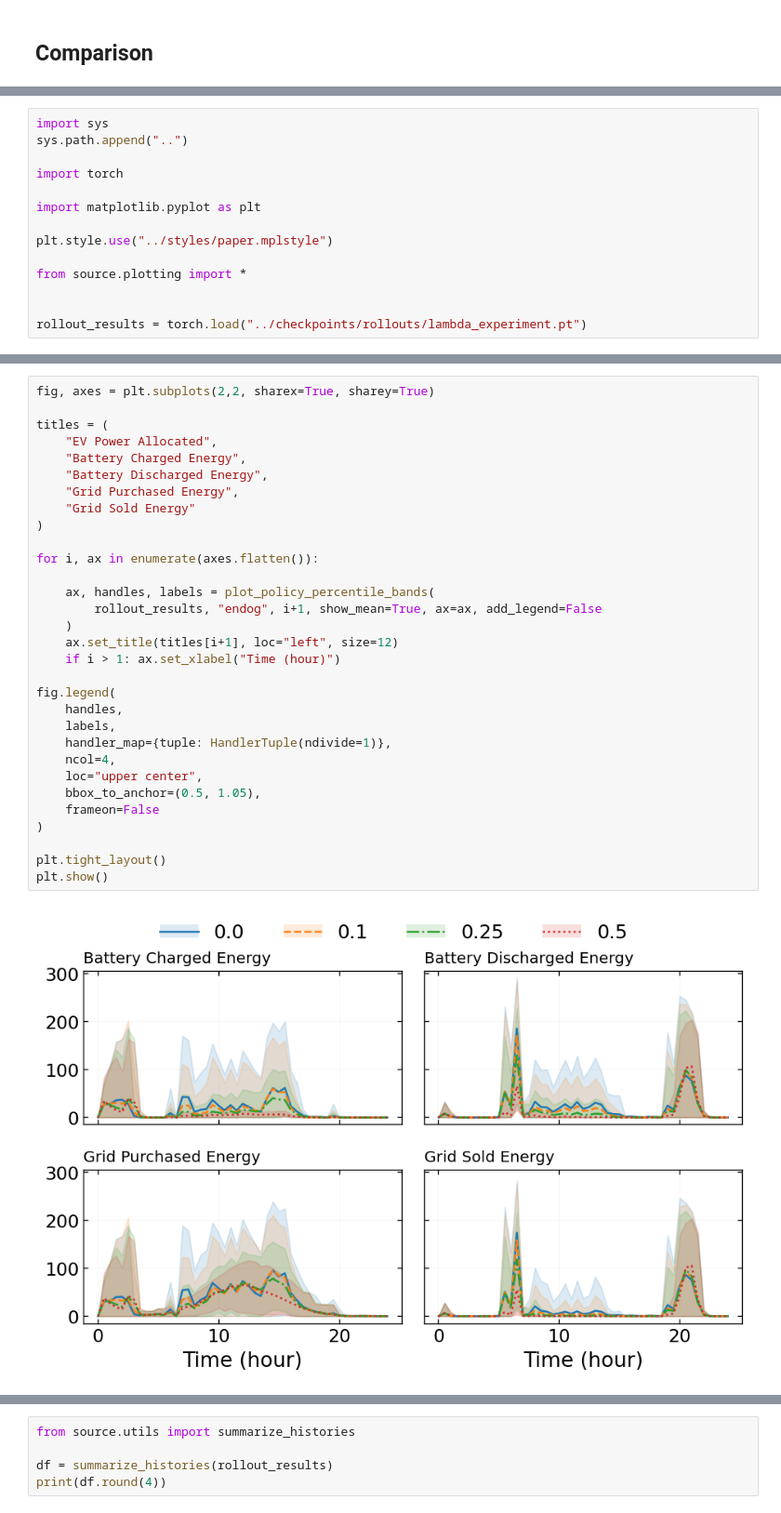
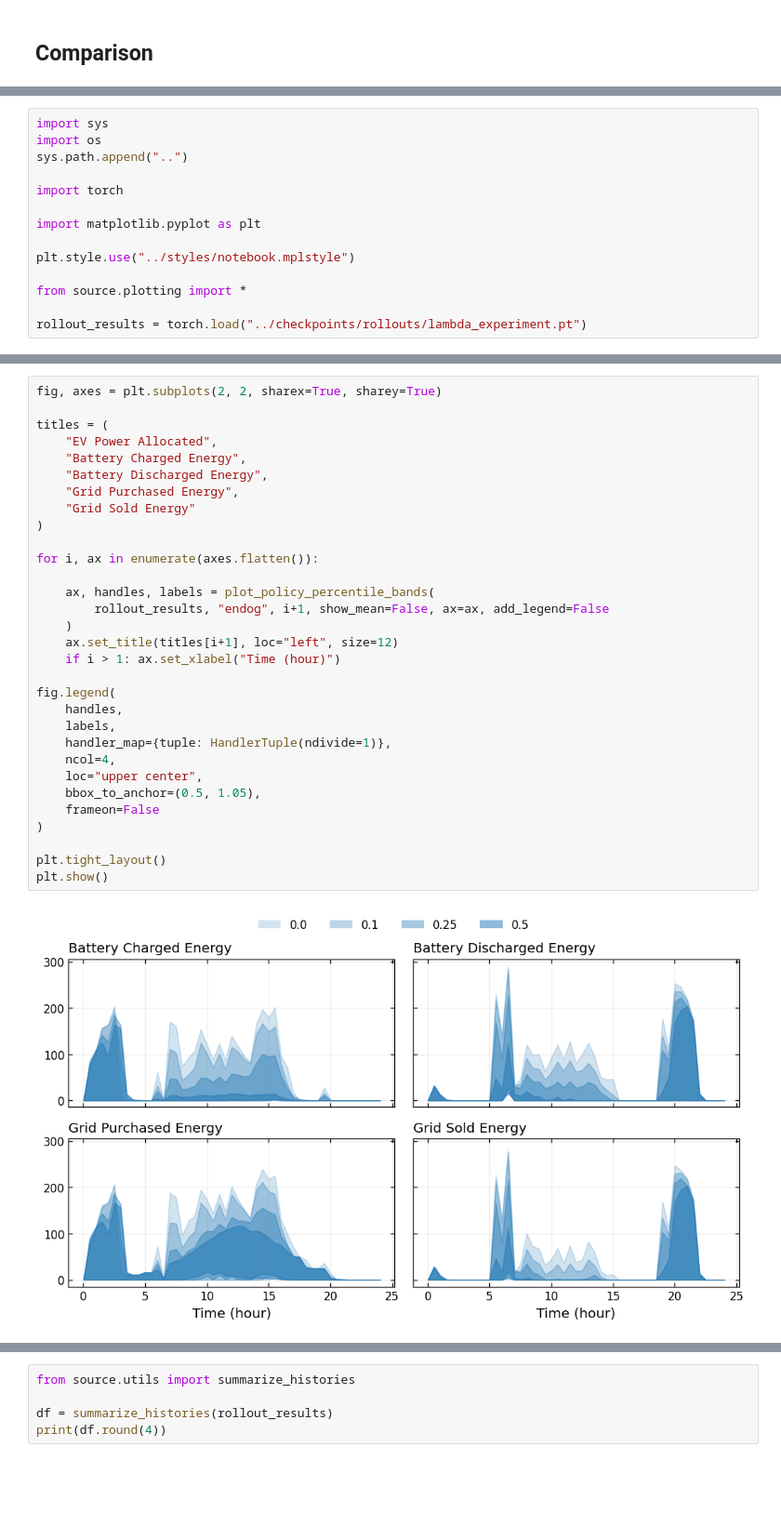
Before and after one commit to DenisseUrenda/stochastic-ems-policy, a Jupyter notebook: notebooks/03_lambda_experiments.ipynb, the cells around one changed output, grey strips where cells are left out. Shown at 93% size. Saved outputs shown, nothing was run; the diff lists cells and outputs as text; blank space fills up the shorter version.

Commit message:
Redo plot for analysis in policy comparison and lambda experiment

```diff
--- a/notebooks/03_lambda_experiments.ipynb
+++ b/notebooks/03_lambda_experiments.ipynb
@@ -351,17 +351,17 @@ J_episode: -17.190603256225586
 Saved rollouts: ../checkpoints/rollouts\lambda_experiment.pt
 # %%
 import sys
+import os
 sys.path.append("..")
 
 import torch
 
 import matplotlib.pyplot as plt
 
-plt.style.use("../styles/paper.mplstyle")
+plt.style.use("../styles/notebook.mplstyle")
 
 from source.plotting import *
 
-
 rollout_results = torch.load("../checkpoints/rollouts/lambda_experiment.pt")
 # %%
 
@@ -558,34 +463,34 @@ def plot_policy_percentile_bands(
 # %%
-fig, axes = plt.subplots(2,2, sharex=True, sharey=True)
+fig, axes = plt.subplots(2, 2, sharex=True, sharey=True)
 
 titles = (
     "EV Power Allocated",
     "Battery Charged Energy",
     "Battery Discharged Energy",
     "Grid Purchased Energy",
     "Grid Sold Energy"
 )
 
 for i, ax in enumerate(axes.flatten()):
 
     ax, handles, labels = plot_policy_percentile_bands(
-        rollout_results, "endog", i+1, show_mean=True, ax=ax, add_legend=False
+        rollout_results, "endog", i+1, show_mean=False, ax=ax, add_legend=False
     )
     ax.set_title(titles[i+1], loc="left", size=12)
     if i > 1: ax.set_xlabel("Time (hour)")
 
 fig.legend(
     handles,
     labels,
     handler_map={tuple: HandlerTuple(ndivide=1)},
     ncol=4,
     loc="upper center",
     bbox_to_anchor=(0.5, 1.05),
     frameon=False
 )
 
 plt.tight_layout()
 plt.show()
 # %% [output]
-[figure, old version]
+[figure, new version]
 # %%
```
Also changed, not shown: parts of 9 cells of this notebook, 24 other files.
